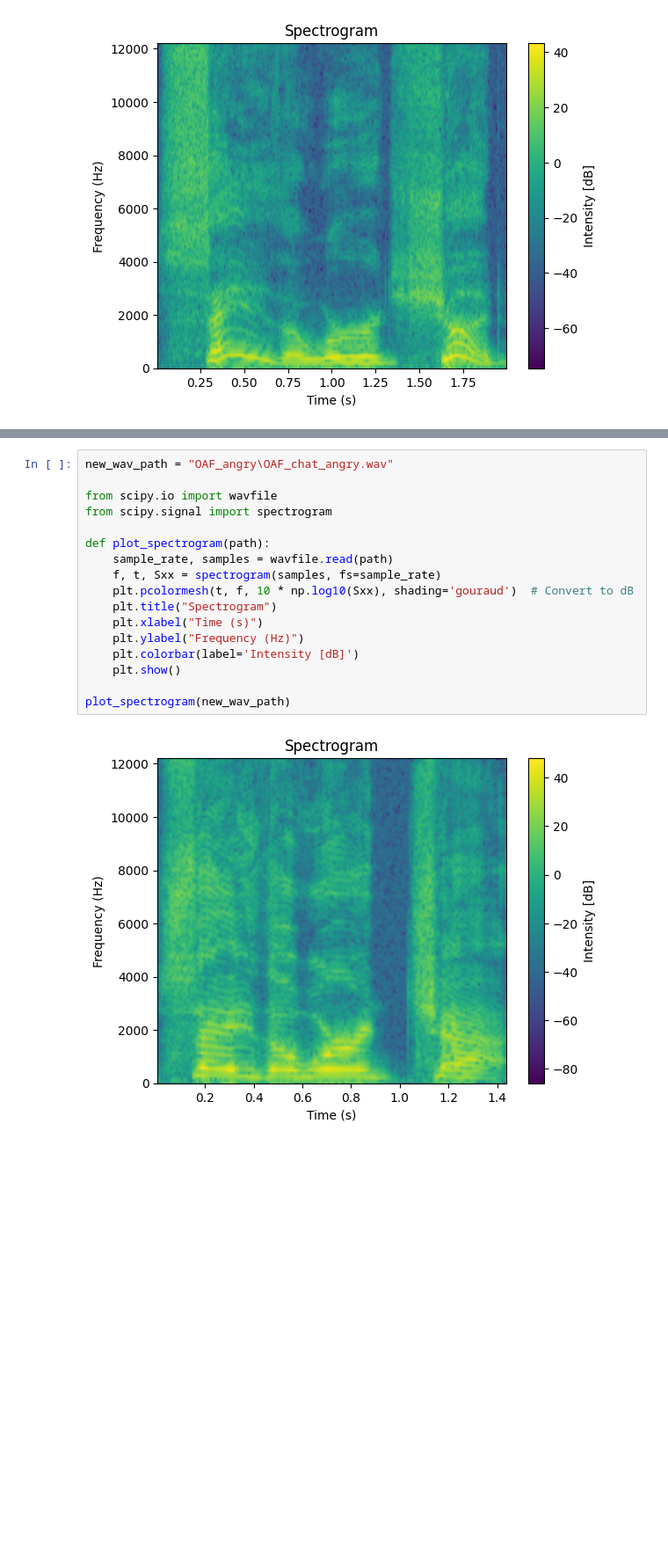
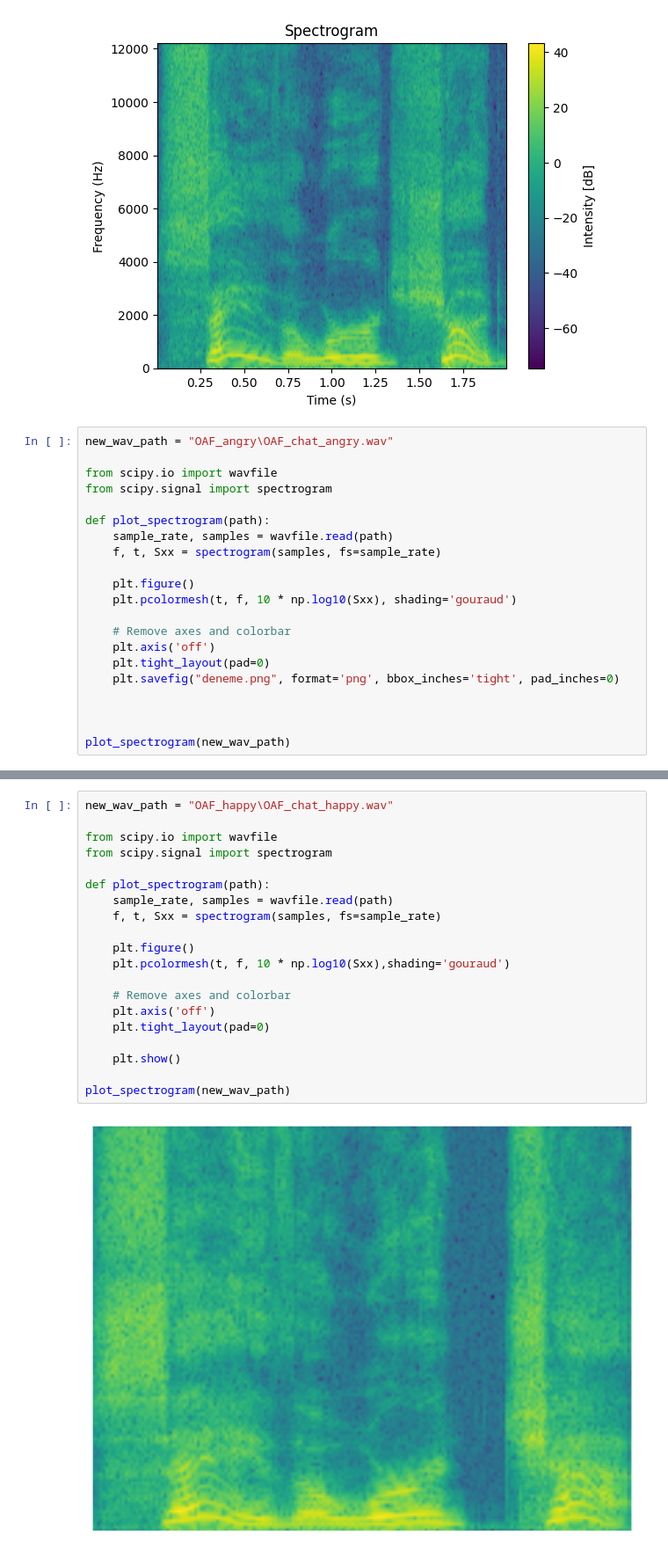
Before and after one commit to ozboz11/sound-classification, a Jupyter notebook: v1.ipynb, the cells around one changed output, grey strips where cells are left out. Shown at 88% size. Cells and saved outputs as stored; diff of their text form; blank space fills up the shorter version.

```diff
--- a/v1.ipynb
+++ b/v1.ipynb
@@ -244,3 +299,24 @@ def plot_spectrogram(path):
 plot_spectrogram(new_wav_path)
 # %% [output]
 [figure]
+# %%
+new_wav_path = "OAF_angry\OAF_chat_angry.wav"
+
+from scipy.io import wavfile
+from scipy.signal import spectrogram
+
+def plot_spectrogram(path):
+    sample_rate, samples = wavfile.read(path)
+    f, t, Sxx = spectrogram(samples, fs=sample_rate)
+
+    plt.figure()
+    plt.pcolormesh(t, f, 10 * np.log10(Sxx), shading='gouraud')
+
+    # Remove axes and colorbar
+    plt.axis('off')
+    plt.tight_layout(pad=0)
+    plt.savefig("deneme.png", format='png', bbox_inches='tight', pad_inches=0)
+
+
+
+plot_spectrogram(new_wav_path)
@@ -247,19 +325,22 @@ plot_spectrogram(new_wav_path)
 # %%
-new_wav_path = "OAF_angry\OAF_chat_angry.wav"
+new_wav_path = "OAF_happy\OAF_chat_happy.wav"
 
 from scipy.io import wavfile
 from scipy.signal import spectrogram
 
 def plot_spectrogram(path):
     sample_rate, samples = wavfile.read(path)
     f, t, Sxx = spectrogram(samples, fs=sample_rate)
-    plt.pcolormesh(t, f, 10 * np.log10(Sxx), shading='gouraud')  # Convert to dB
-    plt.title("Spectrogram")
-    plt.xlabel("Time (s)")
-    plt.ylabel("Frequency (Hz)")
-    plt.colorbar(label='Intensity [dB]')
+
+    plt.figure()
+    plt.pcolormesh(t, f, 10 * np.log10(Sxx),shading='gouraud')
+
+    # Remove axes and colorbar
+    plt.axis('off')
+    plt.tight_layout(pad=0)
+
     plt.show()
 
 plot_spectrogram(new_wav_path)
 # %% [output]
-[figure, old version]
+[figure, new version]
```
Also changed, not shown: parts of 16 cells of this notebook.
